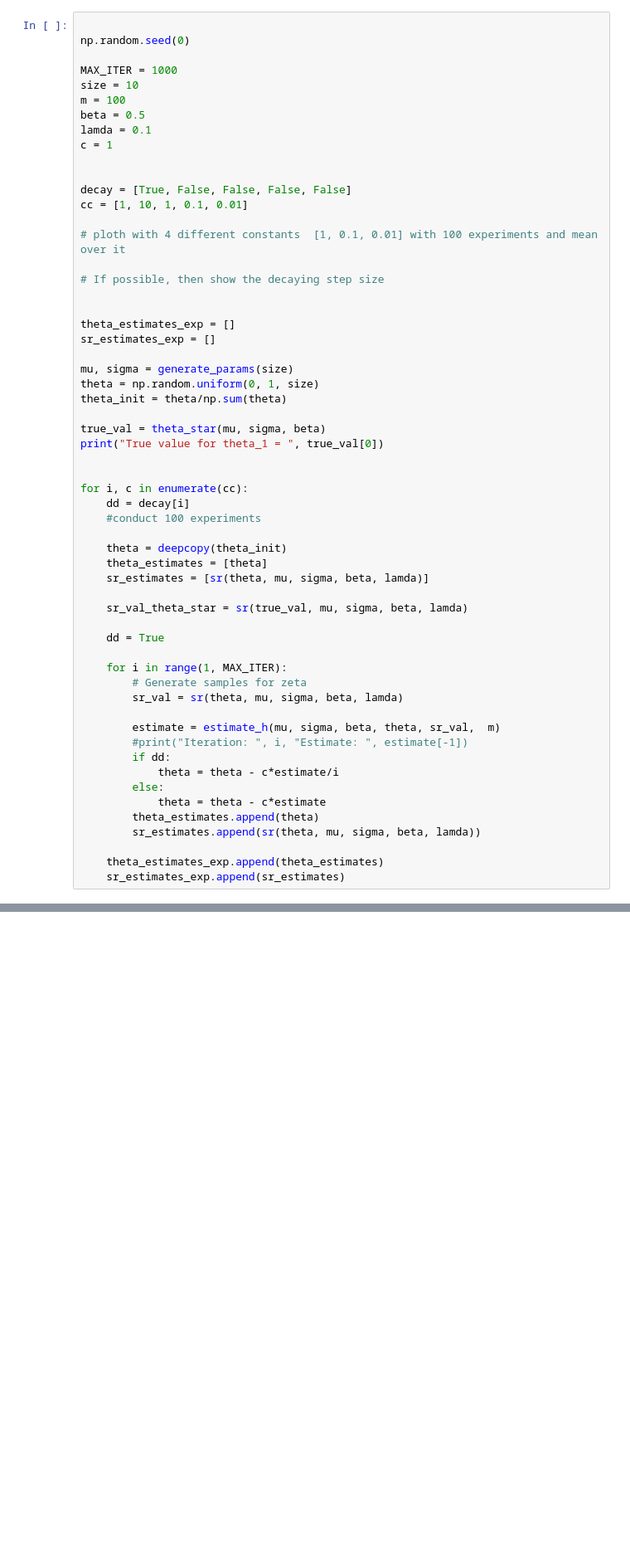
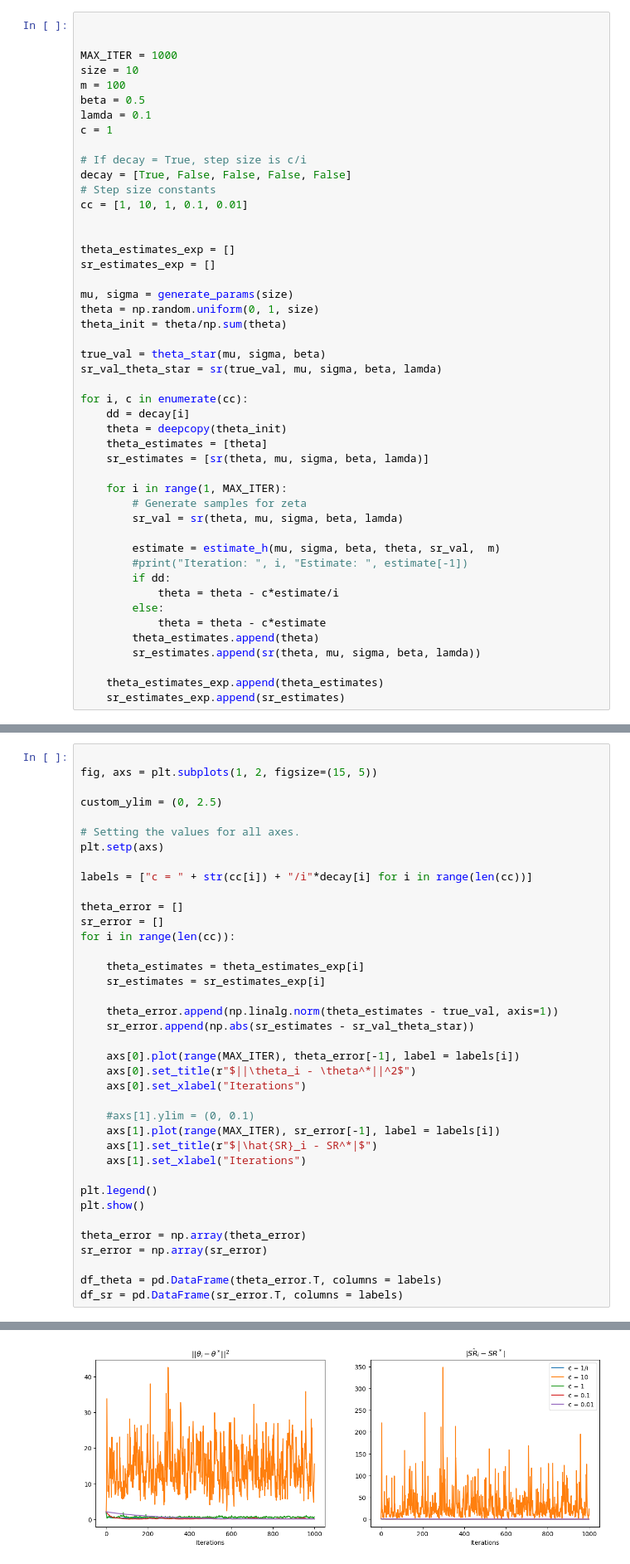
Before and after one commit to Vishwajit-hegde/Utility-Based-Shortfall-Risk, a Jupyter notebook: UBSR Optimization Experiments.ipynb, the cells around one changed output, grey strips where cells are left out. Shown at 83% size. Cells and saved outputs as stored; diff of their text form; blank space fills up the shorter version.

```diff
--- a/UBSR Optimization Experiments.ipynb
+++ b/UBSR Optimization Experiments.ipynb
@@ -52,7 +56,6 @@ def generate_params(size):
     return mu, sigma
 # %%
 
-np.random.seed(0)
 
 MAX_ITER = 1000
 size = 10
@@ -61,13 +64,10 @@ beta = 0.5
 lamda = 0.1
 c = 1
 
-
+# If decay = True, step size is c/i
 decay = [True, False, False, False, False]
+# Step size constants
 cc = [1, 10, 1, 0.1, 0.01]
-
-# ploth with 4 different constants  [1, 0.1, 0.01] with 100 experiments and mean over it
-
-# If possible, then show the decaying step size
 
 
 theta_estimates_exp = []
@@ -78,20 +78,13 @@ theta = np.random.uniform(0, 1, size)
 theta_init = theta/np.sum(theta)
 
 true_val = theta_star(mu, sigma, beta)
-print("True value for theta_1 = ", true_val[0])
-
+sr_val_theta_star = sr(true_val, mu, sigma, beta, lamda)
 
 for i, c in enumerate(cc):
     dd = decay[i]
-    #conduct 100 experiments
-
     theta = deepcopy(theta_init)
     theta_estimates = [theta]
     sr_estimates = [sr(theta, mu, sigma, beta, lamda)]
-
-    sr_val_theta_star = sr(true_val, mu, sigma, beta, lamda)
-
-    dd = True
 
     for i in range(1, MAX_ITER):
         # Generate samples for zeta
@@ -122,0 +104,39 @@ print(a)
+# %%
+
+fig, axs = plt.subplots(1, 2, figsize=(15, 5))
+
+custom_ylim = (0, 2.5)
+
+# Setting the values for all axes.
+plt.setp(axs)
+
+labels = ["c = " + str(cc[i]) + "/i"*decay[i] for i in range(len(cc))]
+
+theta_error = []
+sr_error = []
+for i in range(len(cc)):
+
+    theta_estimates = theta_estimates_exp[i]
+    sr_estimates = sr_estimates_exp[i]
+
+    theta_error.append(np.linalg.norm(theta_estimates - true_val, axis=1))
+    sr_error.append(np.abs(sr_estimates - sr_val_theta_star))
+
+    axs[0].plot(range(MAX_ITER), theta_error[-1], label = labels[i])
+    axs[0].set_title(r"$||\theta_i - \theta^*||^2$")
+    axs[0].set_xlabel("Iterations")
+
+    #axs[1].ylim = (0, 0.1)
+    axs[1].plot(range(MAX_ITER), sr_error[-1], label = labels[i])
+    axs[1].set_title(r"$|\hat{SR}_i - SR^*|$")
+    axs[1].set_xlabel("Iterations")
+
+plt.legend()
+plt.show()
+
+theta_error = np.array(theta_error)
+sr_error = np.array(sr_error)
+
+df_theta = pd.DataFrame(theta_error.T, columns = labels)
+df_sr = pd.DataFrame(sr_error.T, columns = labels)
+# %% [output]
@@ -123,3 +160,4 @@ print(a)
+[figure, added]
 # %%
 fig, axs = plt.subplots(1, 2, figsize=(15, 5))
 
```
Also changed, not shown: parts of 20 cells of this notebook, 1 other file.
